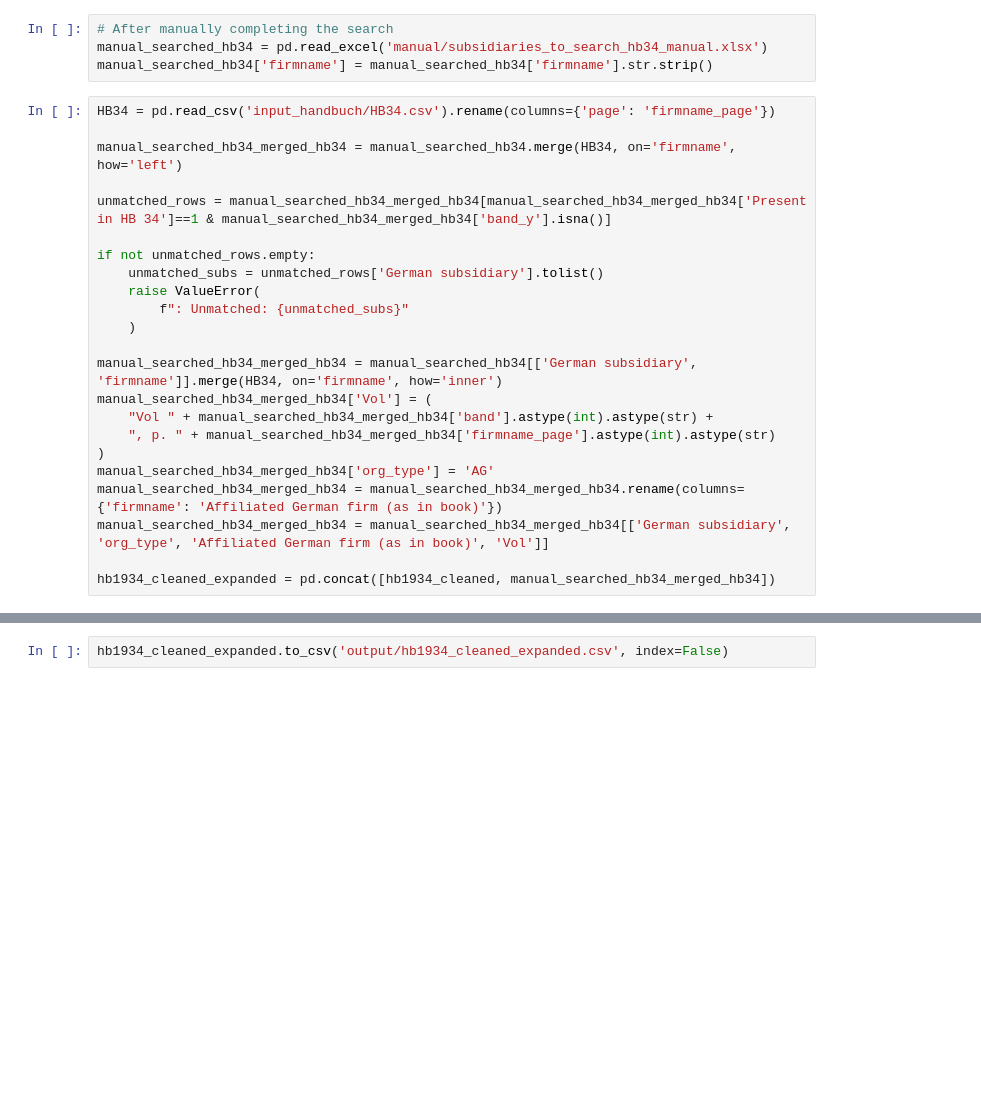
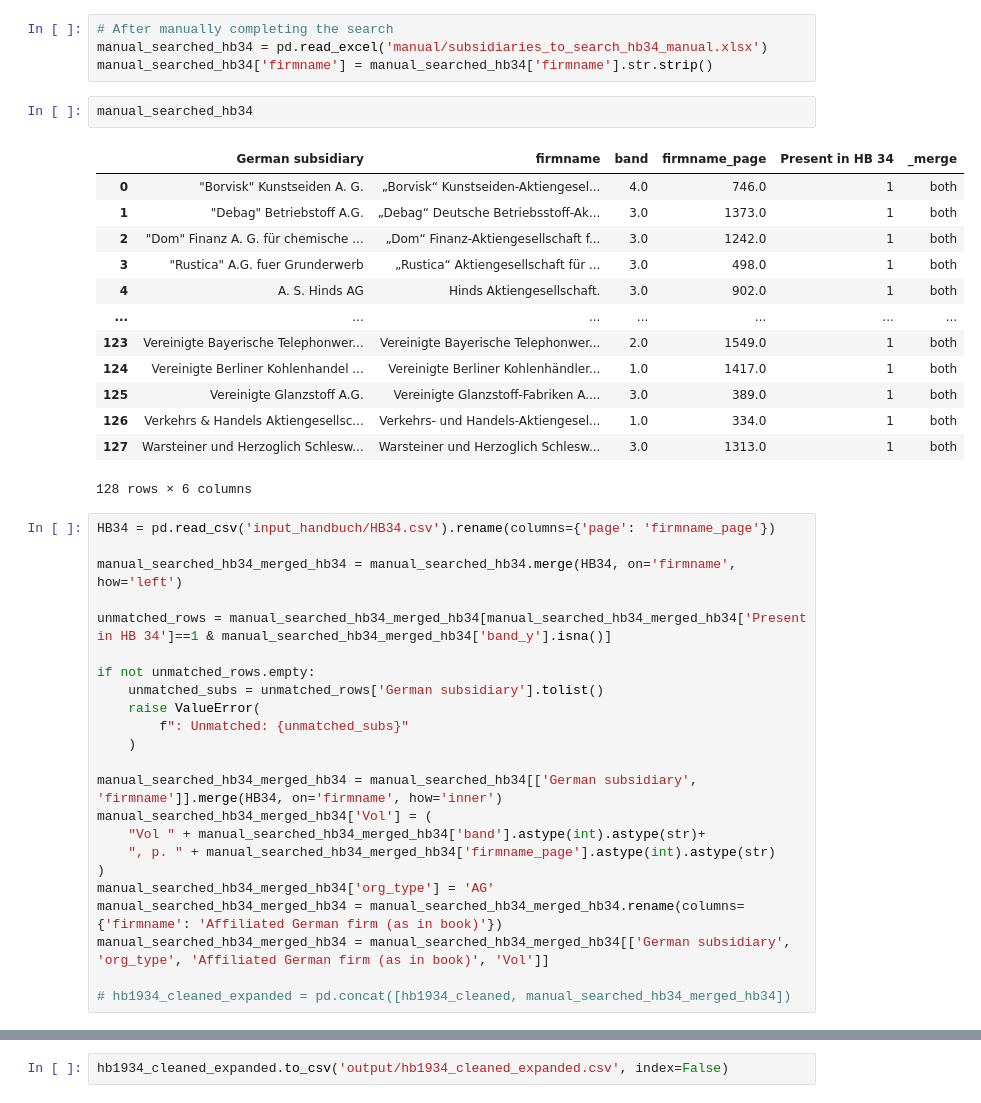
Before and after one commit to sihyuwei/comprehensive-list, a Jupyter notebook: organizing subsidiaries.ipynb, the cells around one changed output, grey strips where cells are left out. Drawn from its saved outputs; the diff is of its cells as text; blank space fills up the shorter version.

```diff
--- a/organizing subsidiaries.ipynb
+++ b/organizing subsidiaries.ipynb
@@ -519,6 +520,22 @@ if not missing_rows.empty:
 # After manually completing the search
 manual_searched_hb34 = pd.read_excel('manual/subsidiaries_to_search_hb34_manual.xlsx')
 manual_searched_hb34['firmname'] = manual_searched_hb34['firmname'].str.strip()
+# %%
+manual_searched_hb34
+# %% [output]
+|  | German subsidiary | firmname | band | firmname_page | Present in HB 34 | _merge |
+| 0 | "Borvisk" Kunstseiden A. G. | „Borvisk“ Kunstseiden-Aktiengesel... | 4.0 | 746.0 | 1 | both |
+| 1 | "Debag" Betriebstoff A.G. | „Debag“ Deutsche Betriebsstoff-Ak... | 3.0 | 1373.0 | 1 | both |
+| 2 | "Dom" Finanz A. G. für chemische ... | „Dom“ Finanz-Aktiengesellschaft f... | 3.0 | 1242.0 | 1 | both |
+| 3 | "Rustica" A.G. fuer Grunderwerb | „Rustica“ Aktiengesellschaft für ... | 3.0 | 498.0 | 1 | both |
+| 4 | A. S. Hinds AG | Hinds Aktiengesellschaft. | 3.0 | 902.0 | 1 | both |
+| ... | ... | ... | ... | ... | ... | ... |
+| 123 | Vereinigte Bayerische Telephonwer... | Vereinigte Bayerische Telephonwer... | 2.0 | 1549.0 | 1 | both |
+| 124 | Vereinigte Berliner Kohlenhandel ... | Vereinigte Berliner Kohlenhändler... | 1.0 | 1417.0 | 1 | both |
+| 125 | Vereinigte Glanzstoff A.G. | Vereinigte Glanzstoff-Fabriken A.... | 3.0 | 389.0 | 1 | both |
+| 126 | Verkehrs & Handels Aktiengesellsc... | Verkehrs- und Handels-Aktiengesel... | 1.0 | 334.0 | 1 | both |
+| 127 | Warsteiner und Herzoglich Schlesw... | Warsteiner und Herzoglich Schlesw... | 3.0 | 1313.0 | 1 | both |
+128 rows × 6 columns
 # %%
 HB34 = pd.read_csv('input_handbuch/HB34.csv').rename(columns={'page': 'firmname_page'})
 
@@ -534,11 +551,11 @@ if not unmatched_rows.empty:
 
 manual_searched_hb34_merged_hb34 = manual_searched_hb34[['German subsidiary', 'firmname']].merge(HB34, on='firmname', how='inner')
 manual_searched_hb34_merged_hb34['Vol'] = (
-    "Vol " + manual_searched_hb34_merged_hb34['band'].astype(int).astype(str) +
+    "Vol " + manual_searched_hb34_merged_hb34['band'].astype(int).astype(str)+
     ", p. " + manual_searched_hb34_merged_hb34['firmname_page'].astype(int).astype(str)
 )
 manual_searched_hb34_merged_hb34['org_type'] = 'AG'
 manual_searched_hb34_merged_hb34 = manual_searched_hb34_merged_hb34.rename(columns={'firmname': 'Affiliated German firm (as in book)'})
 manual_searched_hb34_merged_hb34 = manual_searched_hb34_merged_hb34[['German subsidiary', 'org_type', 'Affiliated German firm (as in book)', 'Vol']]
 
-hb1934_cleaned_expanded = pd.concat([hb1934_cleaned, manual_searched_hb34_merged_hb34])
+# hb1934_cleaned_expanded = pd.concat([hb1934_cleaned, manual_searched_hb34_merged_hb34])
```
Also changed, not shown: parts of 3 cells of this notebook, 4 other files.
